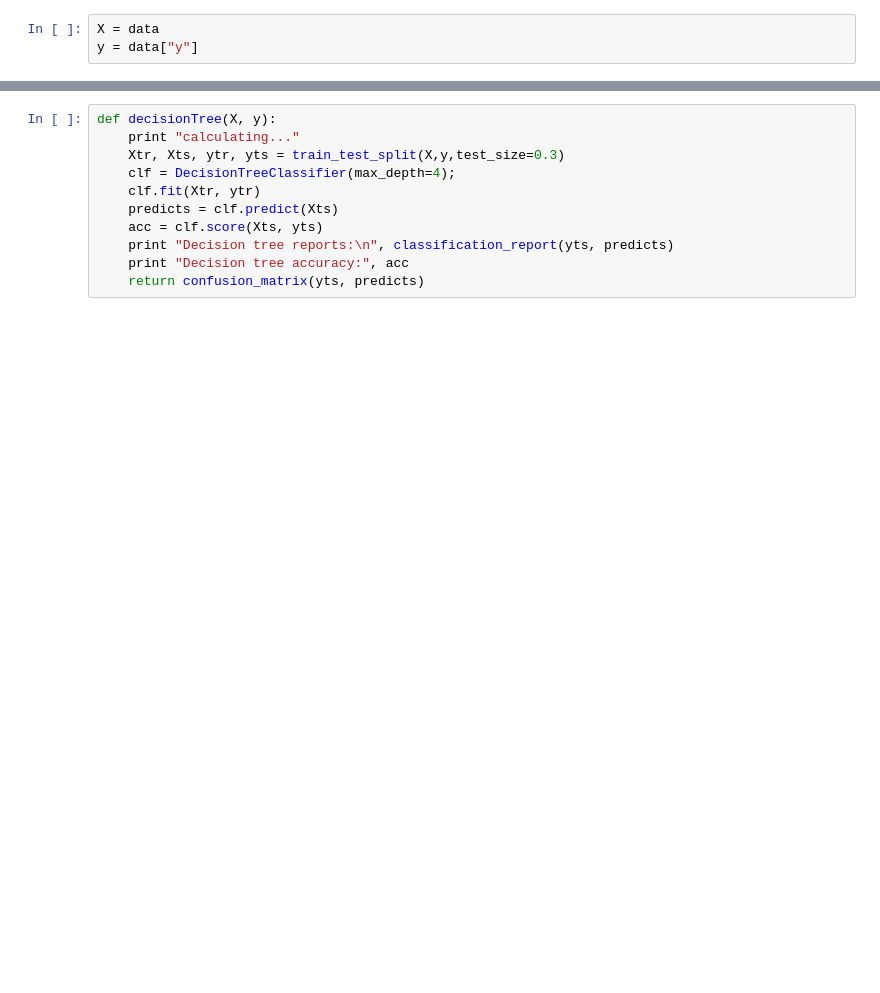
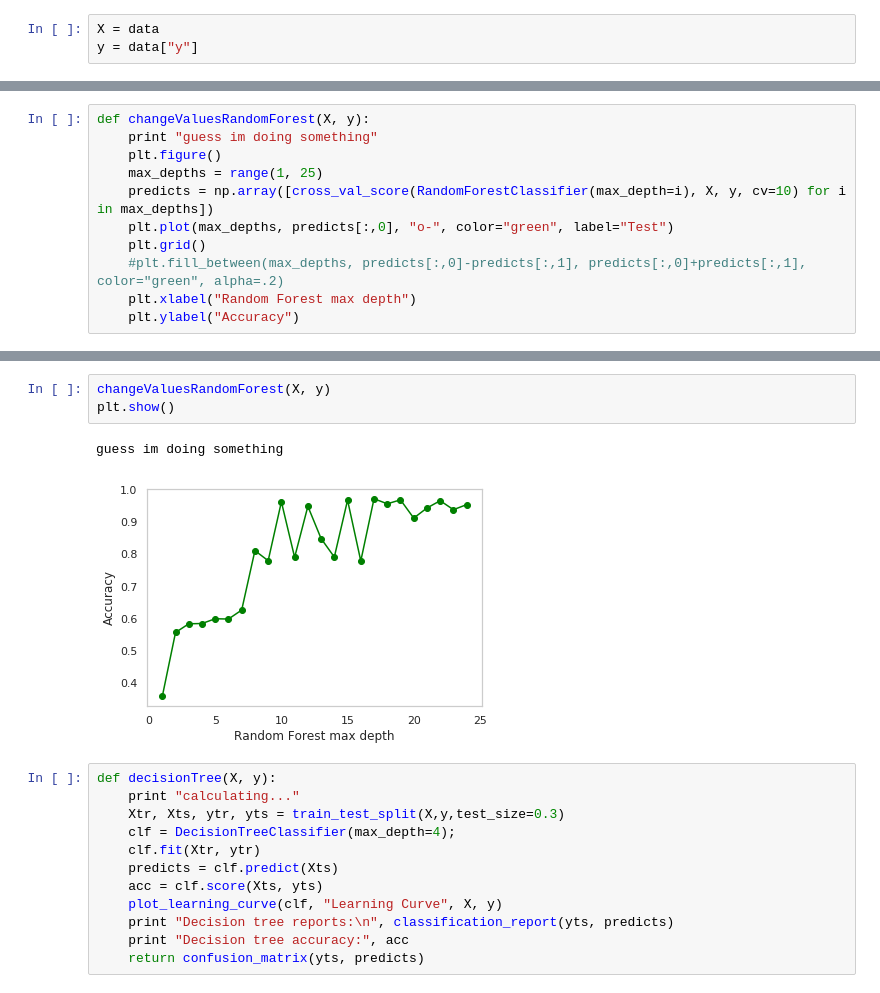
Before and after one commit to cwhite98/FinalProjectML, a Jupyter notebook: Test.ipynb, the cells around one changed output, grey strips where cells are left out. Cells and saved outputs as stored; diff of their text form; blank space fills up the shorter version.

```diff
--- a/Test.ipynb
+++ b/Test.ipynb
@@ -132,3 +151,14 @@ SVM accuracy: 0.39072463768115945
+# %%
+def changeValuesRandomForest(X, y):
+    print "guess im doing something"
+    plt.figure()
+    max_depths = range(1, 25)
+    predicts = np.array([cross_val_score(RandomForestClassifier(max_depth=i), X, y, cv=10) for i in max_depths])
+    plt.plot(max_depths, predicts[:,0], "o-", color="green", label="Test")
+    plt.grid()
+    #plt.fill_between(max_depths, predicts[:,0]-predicts[:,1], predicts[:,0]+predicts[:,1], color="green", alpha=.2)
+    plt.xlabel("Random Forest max depth")
+    plt.ylabel("Accuracy")
 # %%
 def randomForest(X, y):
     print "calculating..."
@@ -163,3 +195,9 @@ Random Forest accuracy: 0.9342028985507247
+# %%
+changeValuesRandomForest(X, y)
+plt.show()
+# %% [output]
+guess im doing something
+[figure, added]
 # %%
 def decisionTree(X, y):
     print "calculating..."
@@ -168,6 +206,7 @@ def decisionTree(X, y):
     clf.fit(Xtr, ytr)
     predicts = clf.predict(Xts)
     acc = clf.score(Xts, yts)
+    plot_learning_curve(clf, "Learning Curve", X, y)
     print "Decision tree reports:\n", classification_report(yts, predicts)
     print "Decision tree accuracy:", acc
     return confusion_matrix(yts, predicts)
```
Also changed, not shown: parts of 12 cells of this notebook.
